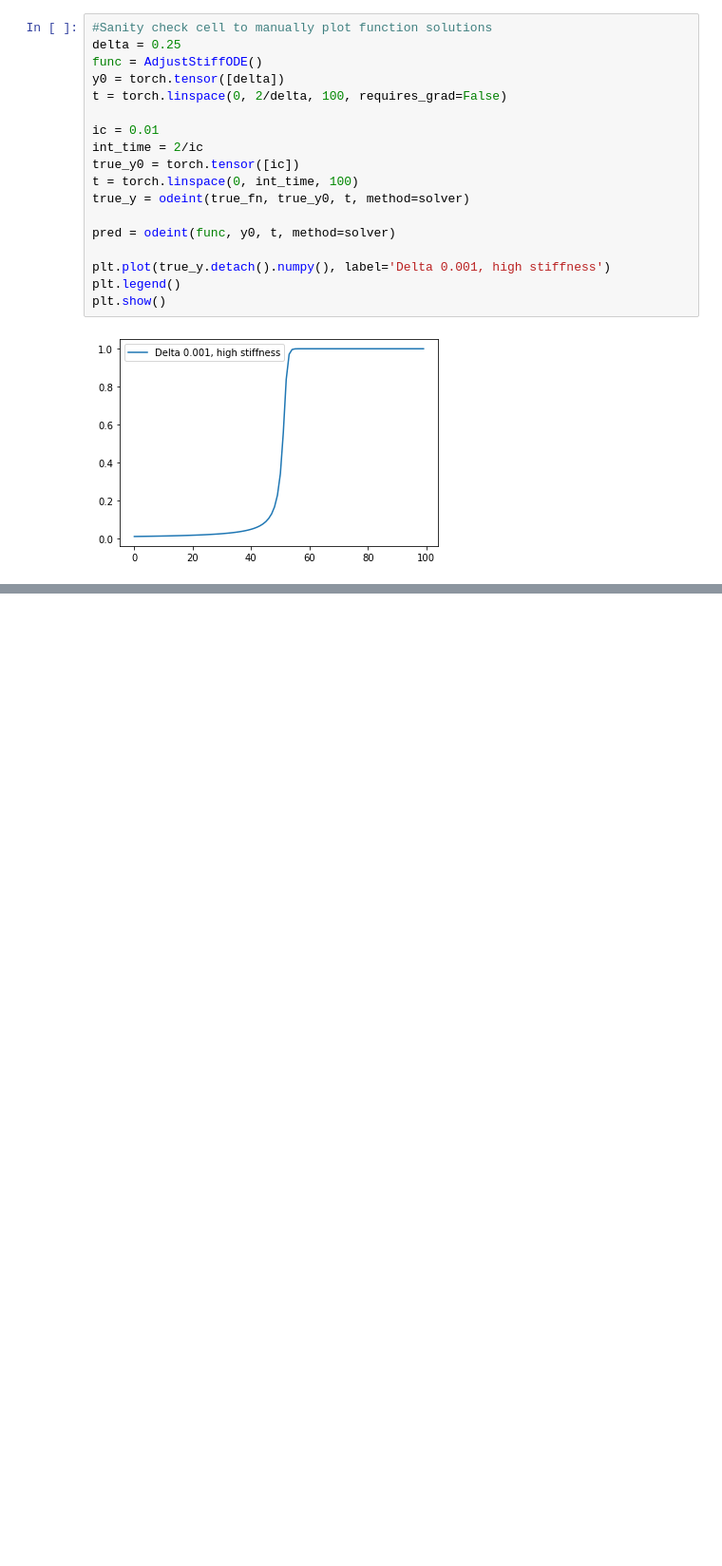
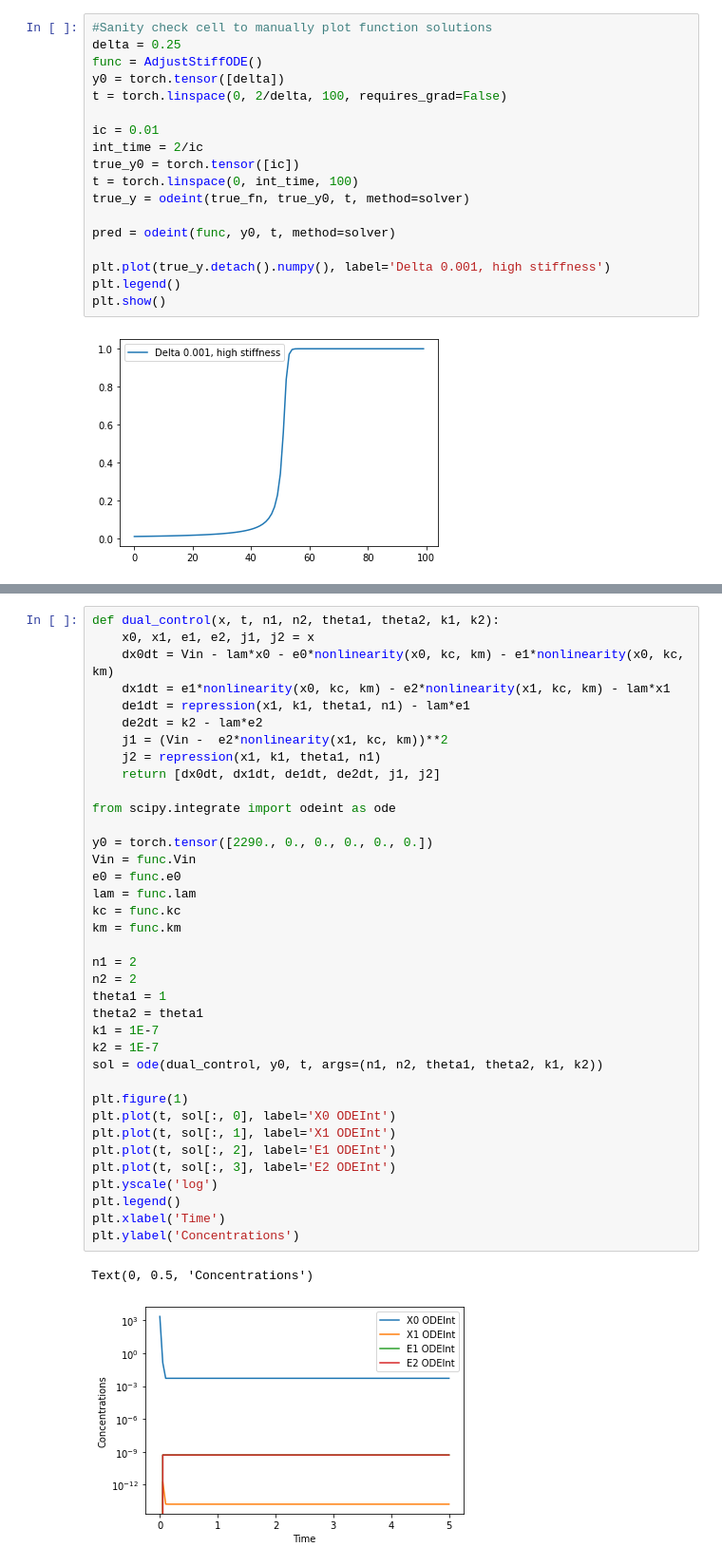
Before and after one commit to cjmerzbacher/msc-thesis, a Jupyter notebook: experiment_recap_200322.ipynb, the cells around one changed output, grey strips where cells are left out. Shown: that part at 95% size. Drawn from its saved outputs; the diff is of its cells as text; blank space fills up the shorter version.

```diff
--- a/experiment_recap_200322.ipynb
+++ b/experiment_recap_200322.ipynb
@@ -452,0 +472,40 @@ AssertionError: underflow in dt nan
+# %%
+def dual_control(x, t, n1, n2, theta1, theta2, k1, k2):
+    x0, x1, e1, e2, j1, j2 = x
+    dx0dt = Vin - lam*x0 - e0*nonlinearity(x0, kc, km) - e1*nonlinearity(x0, kc, km)
+    dx1dt = e1*nonlinearity(x0, kc, km) - e2*nonlinearity(x1, kc, km) - lam*x1
+    de1dt = repression(x1, k1, theta1, n1) - lam*e1
+    de2dt = k2 - lam*e2
+    j1 = (Vin -  e2*nonlinearity(x1, kc, km))**2
+    j2 = repression(x1, k1, theta1, n1)
+    return [dx0dt, dx1dt, de1dt, de2dt, j1, j2]
+
+from scipy.integrate import odeint as ode
+
+y0 = torch.tensor([2290., 0., 0., 0., 0., 0.])
+Vin = func.Vin
+e0 = func.e0
+lam = func.lam
+kc = func.kc
+km = func.km
+
+n1 = 2
+n2 = 2
+theta1 = 1
+theta2 = theta1
+k1 = 1E-7
+k2 = 1E-7
+sol = ode(dual_control, y0, t, args=(n1, n2, theta1, theta2, k1, k2))
+
+plt.figure(1)
+plt.plot(t, sol[:, 0], label='X0 ODEInt')
+plt.plot(t, sol[:, 1], label='X1 ODEInt')
+plt.plot(t, sol[:, 2], label='E1 ODEInt')
+plt.plot(t, sol[:, 3], label='E2 ODEInt')
+plt.yscale('log')
+plt.legend()
+plt.xlabel('Time')
+plt.ylabel('Concentrations')
+# %% [output]
+Text(0, 0.5, 'Concentrations')
+[figure, added]
```
Also changed, not shown: parts of 5 cells of this notebook, 3 other files.
